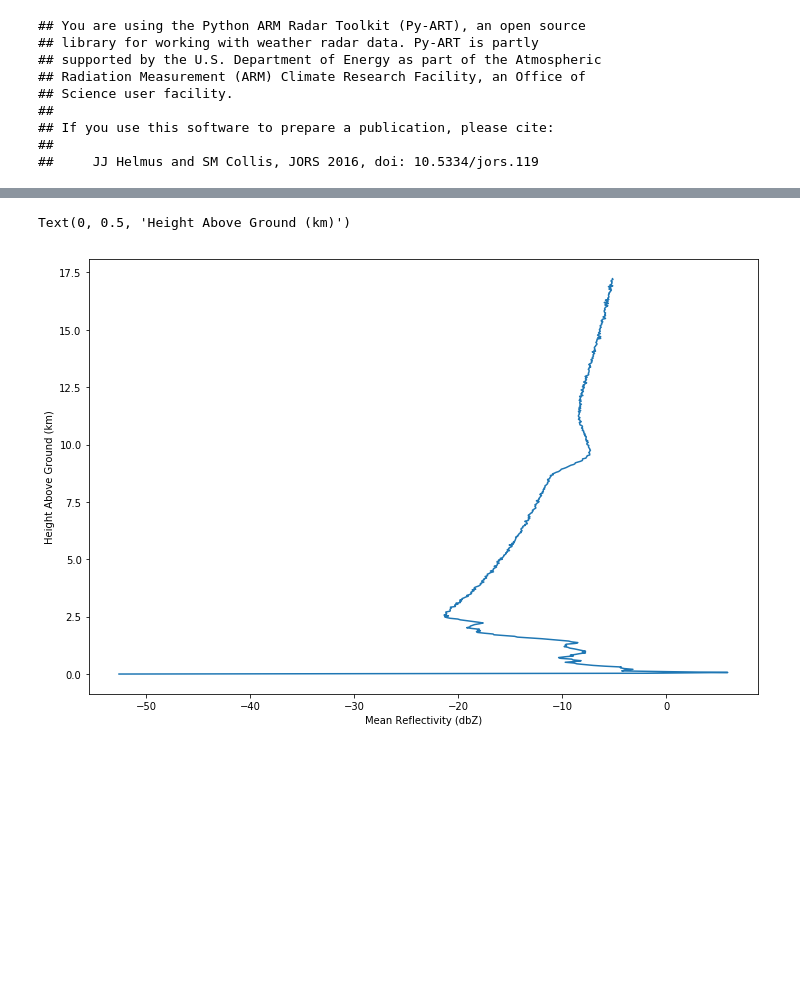
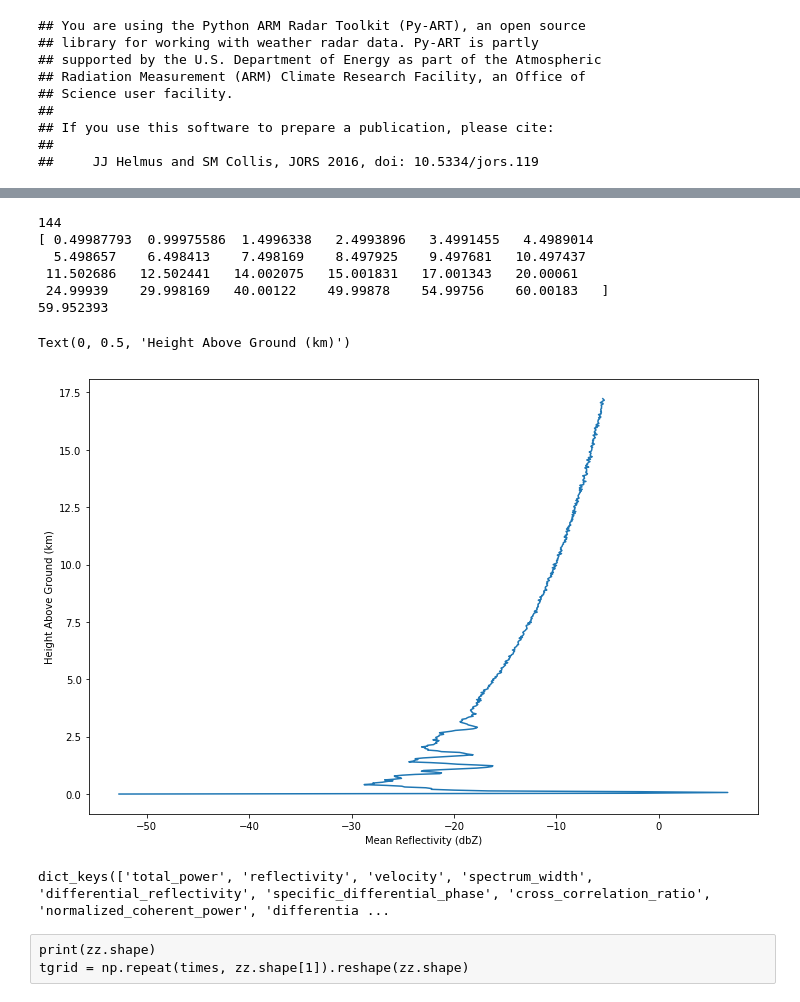
Before and after one commit to jhemedin/qvp, a Jupyter notebook: notebooks/qvp.ipynb, the cells around one changed output, grey strips where cells are left out. Saved outputs shown, nothing was run; the diff lists cells and outputs as text; code cells hidden in the pictures; blank space fills up the shorter version.

Commit message:
ADD: Added plots for the various radar fields

```diff
--- a/notebooks/qvp.ipynb
+++ b/notebooks/qvp.ipynb
@@ -33,10 +45,10 @@ Retrieval of QVPs from a radar object
     quasi_vertical_profile
 """
 
-import numpy as np
+#import numpy as np
 
-from pyart.io import read
-from pyart.core import antenna_to_cartesian
+#from pyart.io import read
+#from pyart.core import antenna_to_cartesian
 
 
 
@@ -82,12 +94,13 @@ def quasi_vertical_profile(filename, fields=None, gatefilter=None):
 
     """
 
-    radar = read(filename)
+    radar = pyart.io.read(filename)
 
     if fields is None:
         fields = radar.fields
 
     #if gatefilter is not None:
+
 
     desired_angle = 20.0
     index = abs(radar.fixed_angle['data'] - desired_angle).argmin()
@@ -101,7 +114,8 @@ def quasi_vertical_profile(filename, fields=None, gatefilter=None):
         qvp.update({field:this_field})
 
     qvp.update({'range': radar.range['data'], 'time': radar.time})
-    x,y,z = antenna_to_cartesian(qvp['range']/1000.0, 0.0,
+    x,y,z = pyart.core.antenna_to_cartesian(qvp['range']/1000.0, 0.0,
                                  radar.fixed_angle['data'][index])
     qvp.update({'height': z})
+    #del radar
     return qvp
@@ -117,0 +122,8 @@ def quasi_vertical_profile(filename, fields=None, gatefilter=None):
+# %%
+indir = '/lcrc/group/earthscience/radar/xsapr_sgp/vads/20171004/'
+all_xsapr_files = os.listdir(indir)
+all_xsapr_files.sort()
+interesting_files = []
+for fn in all_xsapr_files:
+    if 'I5' in fn:
+        interesting_files.append(indir + fn)
@@ -118,8 +132,39 @@ def quasi_vertical_profile(filename, fields=None, gatefilter=None):
+# %%
+interesting_files.sort()
+print (len(interesting_files))
+qvp = quasi_vertical_profile(interesting_files[-1])
+# %% [output]
+144
+[ 0.49987793  0.99975586  1.4996338   2.4993896   3.4991455   4.4989014
+  5.498657    6.498413    7.498169    8.497925    9.497681   10.497437
+ 11.502686   12.502441   14.002075   15.001831   17.001343   20.00061
+ 24.99939    29.998169   40.00122    49.99878    54.99756    60.00183   ]
+59.952393
+# %%
+#Turn off blocking so all engines can work async
+My_View.block = False
+
+#on all engines do an import of Py-ART
+My_View.execute('import pyart')
+
+#Map the code and input to all workers
+result = My_View.map_async(quasi_vertical_profile,
+                           interesting_files[:])
+
+#Reduce the result to get a list of output
+qvps = result.get()
 # %%
 fig = plt.figure(figsize=(12,8))
-plt.plot(qvp['reflectivity'], qvp['height']/1000.0)
+plt.plot(qvps[143]['reflectivity'], qvps[143]['height']/1000.0)
 plt.xlabel('Mean Reflectivity (dbZ)')
 plt.ylabel('Height Above Ground (km)')
 # %% [output]
 Text(0, 0.5, 'Height Above Ground (km)')
-[figure, old version]
+[figure, new version]
+# %%
+qvp.keys()
+# %% [output]
+dict_keys(['total_power', 'reflectivity', 'velocity', 'spectrum_width', 'differential_reflectivity', 'specific_differential_phase', 'cross_correlation_ratio', 'normalized_coherent_power', 'differentia ...
+# %% [raw]
+print(zz.shape)
+tgrid = np.repeat(times, zz.shape[1]).reshape(zz.shape)
```
Also changed, not shown: parts of 13 cells of this notebook.
